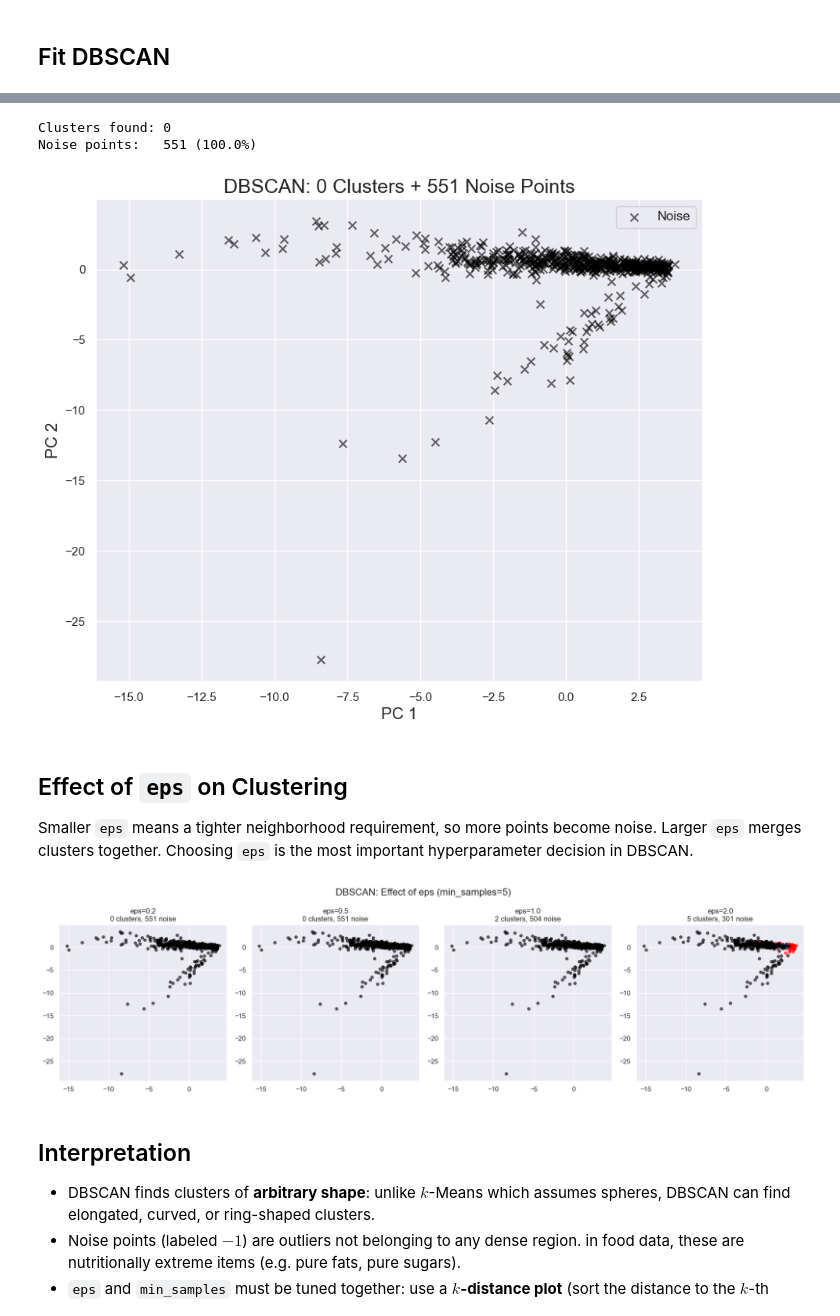
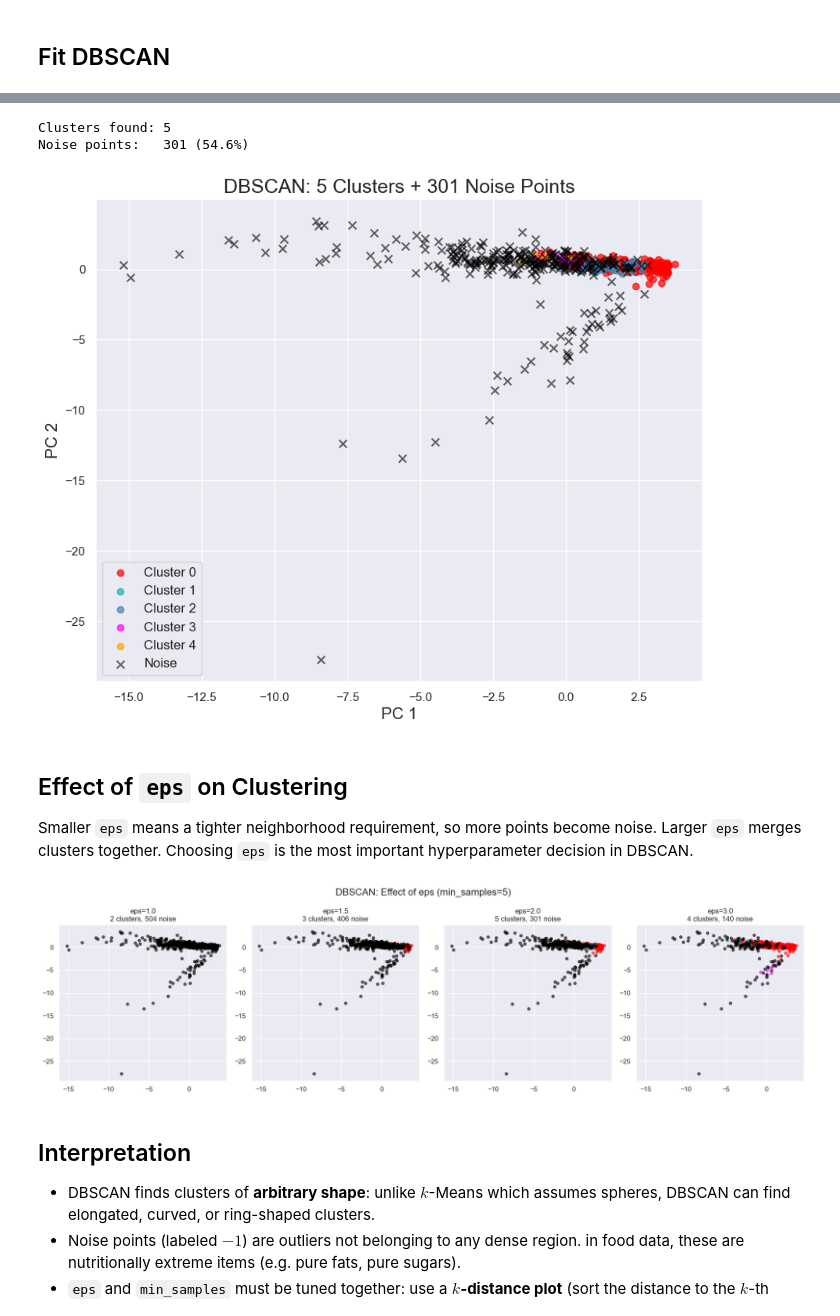
Before and after one commit to GraceYang9127/CMOR438Final, a Jupyter notebook: examples/Unsupervised_Learning/DBSCAN/dbscan.ipynb, the cells around one changed output, grey strips where cells are left out. Drawn from its saved outputs; the diff is of its cells as text; code cells hidden in the pictures.

```diff
--- a/examples/Unsupervised_Learning/DBSCAN/dbscan.ipynb
+++ b/examples/Unsupervised_Learning/DBSCAN/dbscan.ipynb
@@ -220,5 +228,5 @@ plt.show()
 # %%
-db = DBSCAN(eps=0.5, min_samples=5)
+db = DBSCAN(eps=2.0, min_samples=5)
 labels = db.fit_predict(X_scaled)
 
 n_clusters = len(set(labels)) - (1 if -1 in labels else 0)
@@ -227,8 +235,8 @@ n_noise = int(np.sum(labels == -1))
 print(f'Clusters found: {n_clusters}')
 print(f'Noise points:   {n_noise} ({100*n_noise/len(labels):.1f}%)')
 # %% [output]
-Clusters found: 0
-Noise points:   551 (100.0%)
+Clusters found: 5
+Noise points:   301 (54.6%)
 # %%
 colors = ['red', 'lightseagreen', 'steelblue', 'magenta', 'orange',
           'purple', 'brown', 'pink', 'cyan', 'lime']
@@ -250,30 +258,30 @@ plt.title(f'DBSCAN: {n_clusters} Clusters + {n_noise} Noise Points', fontsize=18
 plt.legend(fontsize=12)
 plt.show()
 # %% [output]
-[figure, old version]
+[figure, new version]
 # %% [markdown]
 ## Effect of `eps` on Clustering
 
 Smaller `eps` means a tighter neighborhood requirement, so more points become noise. Larger `eps` merges clusters together. Choosing `eps` is the most important hyperparameter decision in DBSCAN.
 # %%
-eps_values = [0.2, 0.5, 1.0, 2.0]
+eps_values = [1.0, 1.5, 2.0, 3.0]
 fig, axes = plt.subplots(1, len(eps_values), figsize=(18, 5))
 
 for ax, eps in zip(axes, eps_values):
     lbs = DBSCAN(eps=eps, min_samples=5).fit_predict(X_scaled)
     n_c = len(set(lbs)) - (1 if -1 in lbs else 0)
     n_n = int(np.sum(lbs == -1))
     for lbl in set(lbs):
         mask = lbs == lbl
         color = 'black' if lbl == -1 else colors[lbl % len(colors)]
         ax.scatter(X_2d[mask, 0], X_2d[mask, 1], c=color, alpha=0.6, s=20)
     ax.set_title(f'eps={eps}\n{n_c} clusters, {n_n} noise', fontsize=12)
 
 plt.suptitle('DBSCAN: Effect of eps (min_samples=5)', fontsize=16)
 plt.tight_layout()
 plt.show()
 # %% [output]
-[figure, old version]
+[figure, new version]
 # %% [markdown]
 ## Interpretation
 
```
Also changed, not shown: parts of 1 cell of this notebook, 4 other files.
